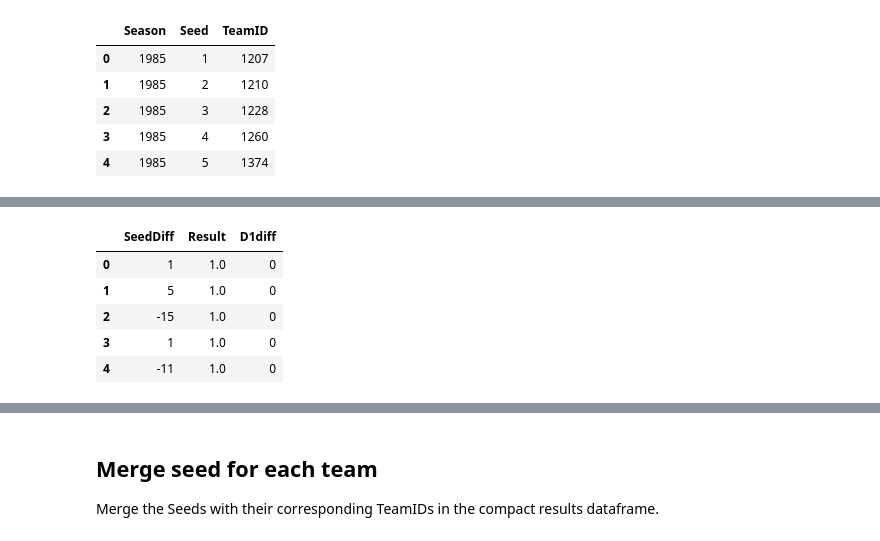
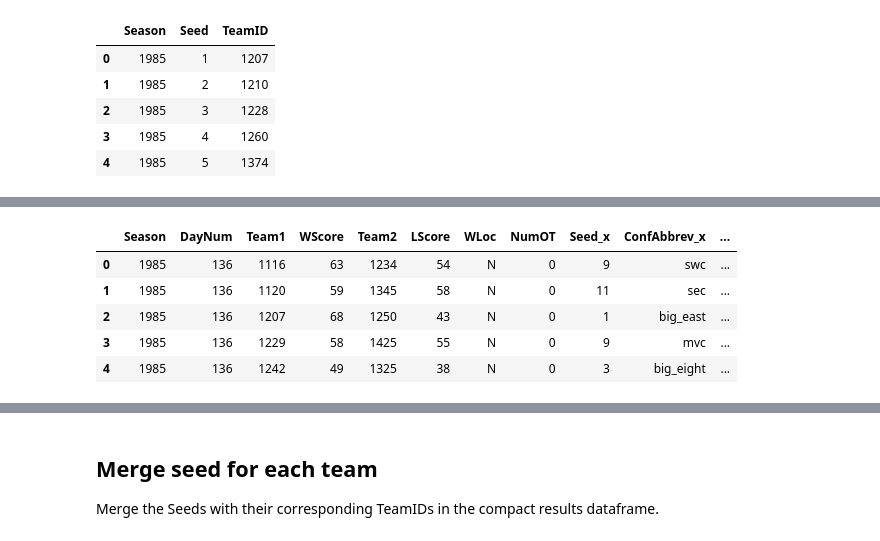
Before and after one commit to allenlu95/NCAA-kaggle-2018, a Jupyter notebook: NCAA 2018.ipynb, the cells around one changed output, grey strips where cells are left out. Cells and saved outputs as stored; diff of their text form; code cells hidden in the pictures.

```diff
--- a/NCAA 2018.ipynb
+++ b/NCAA 2018.ipynb
@@ -75,7 +75,6 @@ def change_for_training(df_team):
 # %%
 def get_seed_diff(df_final):
     df_final['SeedDiff'] = df_final['Seed_x']-df_final['Seed_y']
-    df_final = df_final.drop(['Seed_x','Seed_y'],axis=1)
     return df_final
 def D1diff(df):
     df['D1diff'] = df['FirstD1Season_x']-df['FirstD1Season_y']
@@ -141 +175,10 @@ train = pd.concat( [winners, losers], axis = 0).reset_index(drop = True)
+# %%
+train.head()
+# %% [output]
+|  | Season | DayNum | Team1 | WScore | Team2 | LScore | WLoc | NumOT | Seed_x | ConfAbbrev_x | ... |
+| 0 | 1985 | 136 | 1116 | 63 | 1234 | 54 | N | 0 | 9 | swc | ... |
+| 1 | 1985 | 136 | 1120 | 59 | 1345 | 58 | N | 0 | 11 | sec | ... |
+| 2 | 1985 | 136 | 1207 | 68 | 1250 | 43 | N | 0 | 1 | big_east | ... |
+| 3 | 1985 | 136 | 1229 | 58 | 1425 | 55 | N | 0 | 9 | mvc | ... |
+| 4 | 1985 | 136 | 1242 | 49 | 1325 | 38 | N | 0 | 3 | big_eight | ... |
 # %%
@@ -144,12 +186,3 @@ pre_train = train[['SeedDiff','Result','D1diff']]
-# %%
-pre_train.head()
-# %% [output]
-|  | SeedDiff | Result | D1diff |
-| 0 | 1 | 1.0 | 0 |
-| 1 | 5 | 1.0 | 0 |
-| 2 | -15 | 1.0 | 0 |
-| 3 | 1 | 1.0 | 0 |
-| 4 | -11 | 1.0 | 0 |
 # %%
 X_train = pre_train.drop('Result',axis=1).values
 y_train = pre_train.Result.values
```
Also changed, not shown: parts of 11 cells of this notebook.
